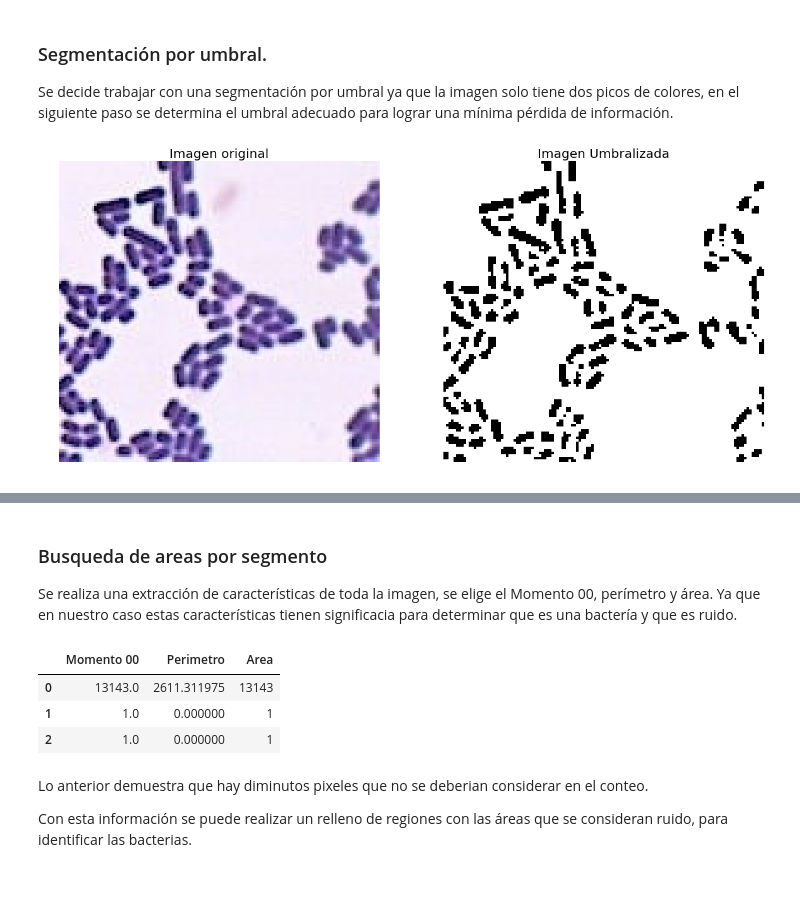
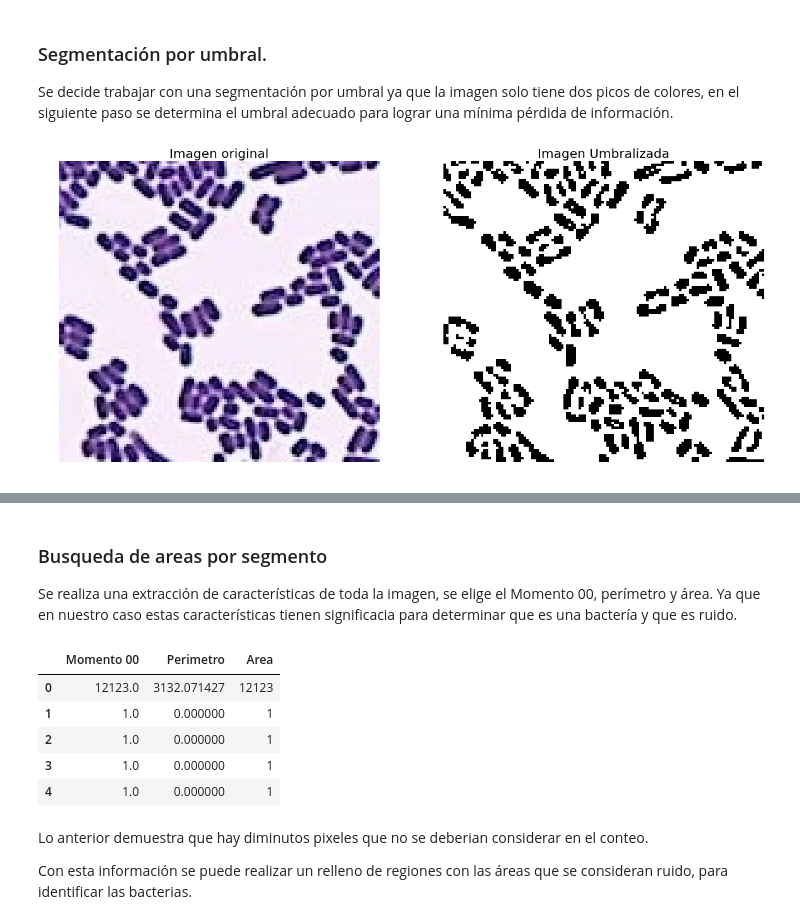
Before and after one commit to cdbolivarz/VA_G6_PropAdquis, a Jupyter notebook: Desarrollo_solucion.ipynb, the cells around one changed output, grey strips where cells are left out. Saved outputs shown, nothing was run; the diff lists cells and outputs as text; code cells hidden in the pictures; blank space fills up the shorter version.

```diff
--- a/Desarrollo_solucion.ipynb
+++ b/Desarrollo_solucion.ipynb
@@ -64,7 +64,7 @@ En la imagen se pueden encontrar algunas regiones borrosas, esto representa un p
 
 Para corregir esta complicación, se aplica un filtro gausseano; ésto le dará un toque de nitidez a la imagen.
 # %%
-im = cv2.imread("res/bacterias/1 (19).jpeg", cv2.IMREAD_COLOR)
+im = cv2.imread("res/bacterias/1 (6).jpeg", cv2.IMREAD_COLOR)
 im  = cv2.cvtColor(im, cv2.COLOR_BGR2RGB)
 
 im_blurred = cv2.GaussianBlur(im, (9,9), 100)
@@ -149,14 +149,15 @@ Se decide trabajar con una segmentación por umbral ya que la imagen solo tiene
 # %%
 #Tomar solamente los valores de la imagen mayores a 60
 thresholded = img_R > 60
-plt.figure(figsize=(20,10))
+plt.figure(figsize
+           =(20,10))
 plt.subplot(121),plt.imshow(im),
 plt.axis('off'), plt.title('Imagen original', size=20)
 plt.subplot(122),plt.imshow(thresholded,cmap = 'gray'),
 plt.axis('off'), plt.title('Imagen Umbralizada', size=20)
 plt.show()
 # %% [output]
-[figure, old version]
+[figure, new version]
 # %% [markdown]
 Si se realiza una superposición de estas dos imagenes, se pueden observar algunas fallas en cuanto a puntos que se contaria como bacteria, pero en realidad no son:<br>
 <br>
@@ -183,9 +184,11 @@ df = pd.DataFrame(propiedades,columns = ["Momento 00","Perimetro","Area"])
 df.head()
 # %% [output]
 |  | Momento 00 | Perimetro | Area |
-| 0 | 13143.0 | 2611.311975 | 13143 |
+| 0 | 12123.0 | 3132.071427 | 12123 |
 | 1 | 1.0 | 0.000000 | 1 |
 | 2 | 1.0 | 0.000000 | 1 |
+| 3 | 1.0 | 0.000000 | 1 |
+| 4 | 1.0 | 0.000000 | 1 |
 # %% [markdown]
 Lo anterior demuestra que hay diminutos pixeles que no se deberian considerar en el conteo.
 
```
Also changed, not shown: parts of 10 cells of this notebook.
